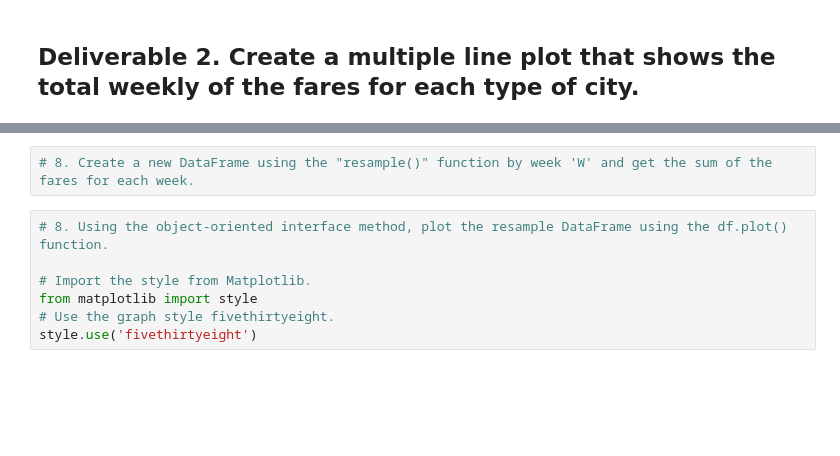
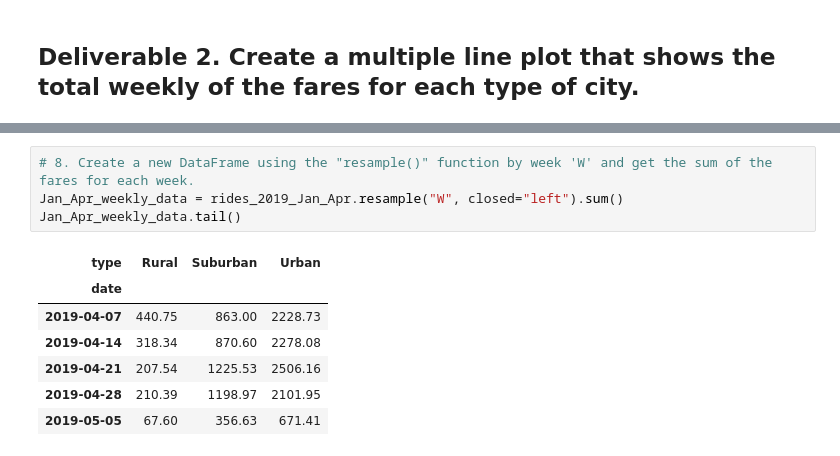
Before and after one commit to iiiGraham/Pyber_Analysis, a Jupyter notebook: PyBer_Challenge.ipynb, the cells around one changed output, grey strips where cells are left out. Drawn from its saved outputs; the diff is of its cells as text; blank space fills up the shorter version.

```diff
--- a/PyBer_Challenge.ipynb
+++ b/PyBer_Challenge.ipynb
@@ -125,9 +157,12 @@ pyber_summary_df
 # %%
 # 8. Create a new DataFrame using the "resample()" function by week 'W' and get the sum of the fares for each week.
+Jan_Apr_weekly_data = rides_2019_Jan_Apr.resample("W", closed="left").sum()
+Jan_Apr_weekly_data.tail()
+# %% [output]
+| type | Rural | Suburban | Urban |
+| date |  |  |  |
+| 2019-04-07 | 440.75 | 863.00 | 2228.73 |
+| 2019-04-14 | 318.34 | 870.60 | 2278.08 |
+| 2019-04-21 | 207.54 | 1225.53 | 2506.16 |
+| 2019-04-28 | 210.39 | 1198.97 | 2101.95 |
+| 2019-05-05 | 67.60 | 356.63 | 671.41 |
-# %%
-# 8. Using the object-oriented interface method, plot the resample DataFrame using the df.plot() function.
-
-# Import the style from Matplotlib.
-from matplotlib import style
-# Use the graph style fivethirtyeight.
-style.use('fivethirtyeight')
```
Also changed, not shown: parts of 11 cells of this notebook, 3 other files.
